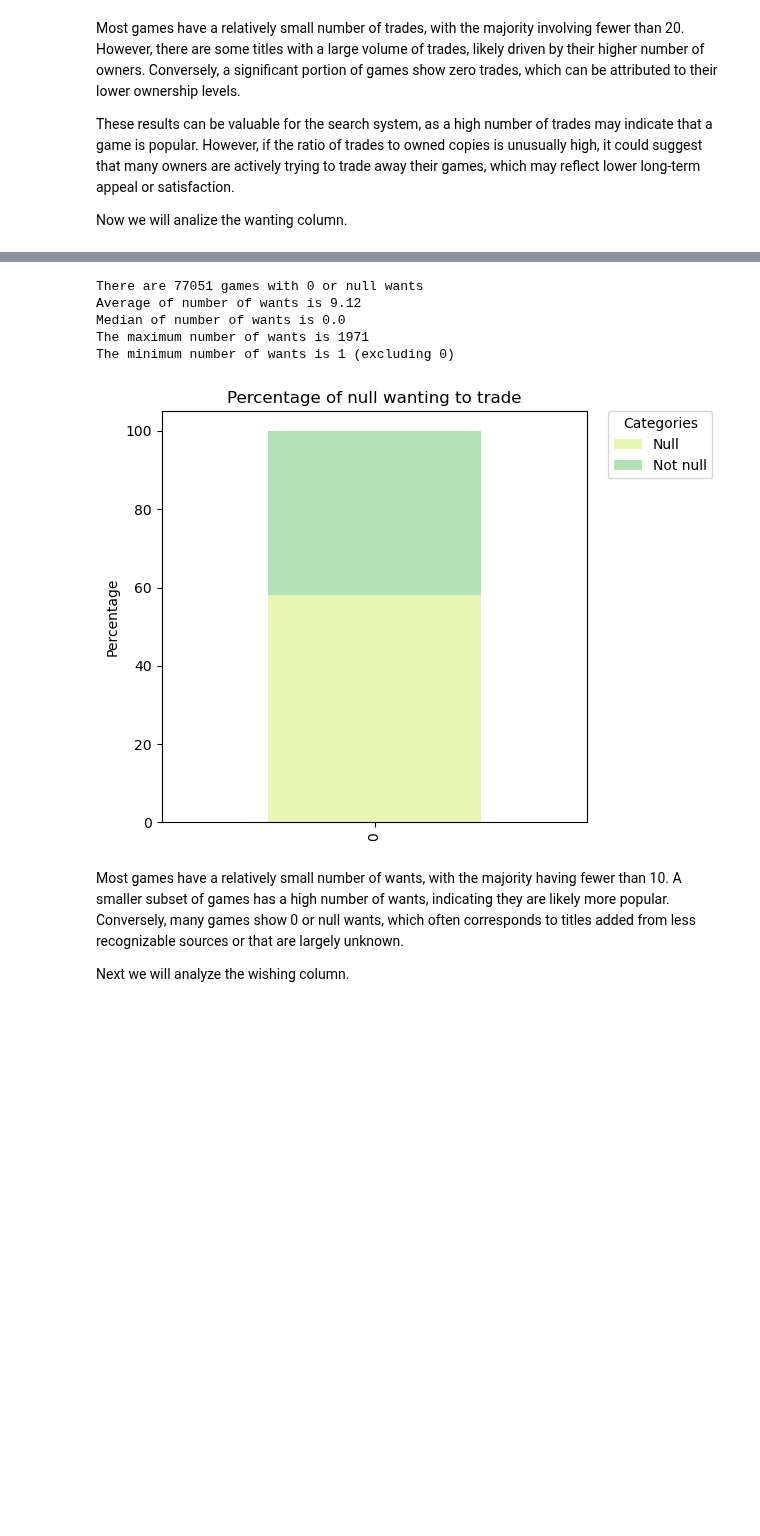
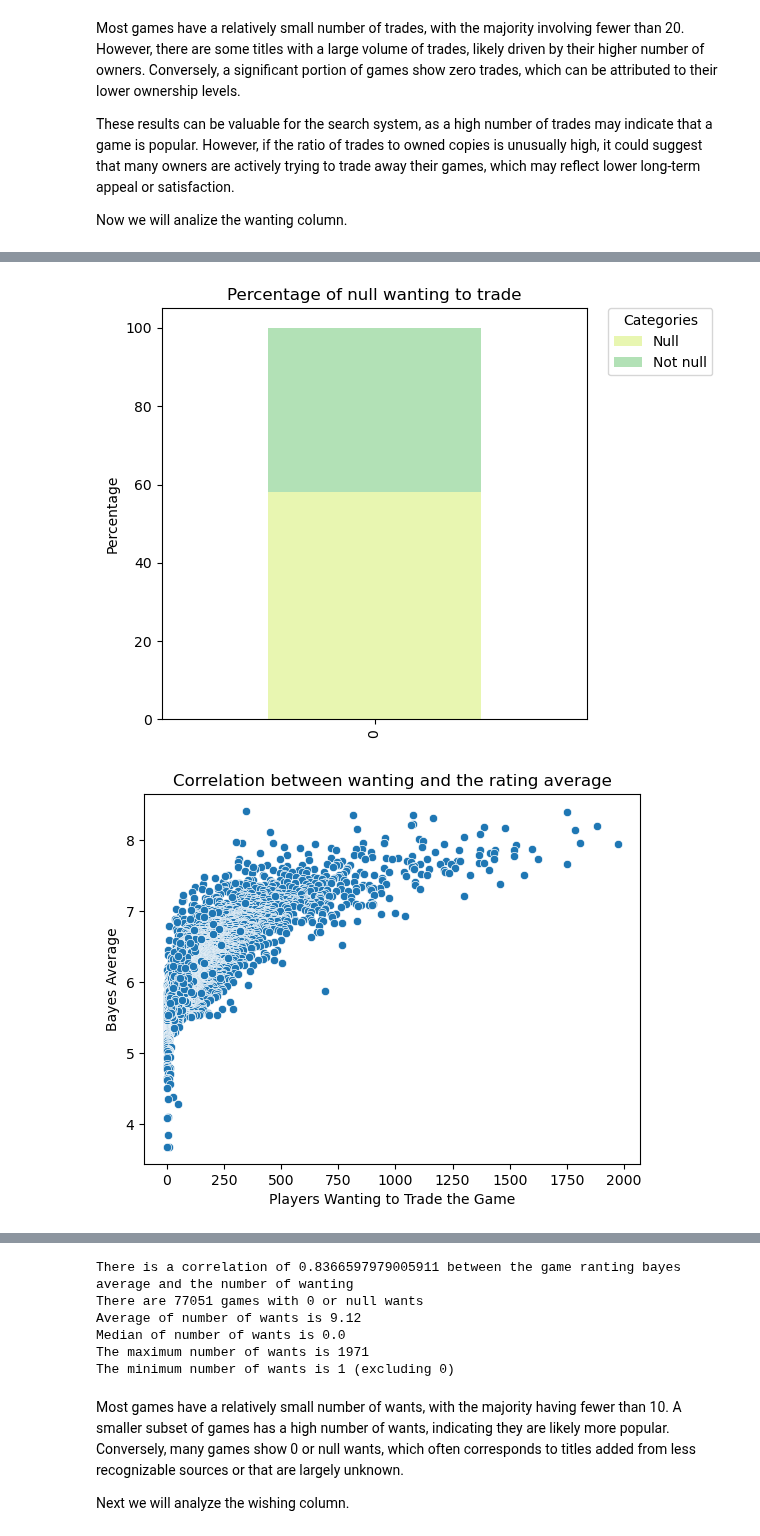
Before and after one commit to LsFaria04/PRI_Board_Games_Search_System, a Jupyter notebook: analysis.ipynb, the cells around one changed output, grey strips where cells are left out. Saved outputs shown, nothing was run; the diff lists cells and outputs as text; code cells hidden in the pictures; blank space fills up the shorter version.

```diff
--- a/analysis.ipynb
+++ b/analysis.ipynb
@@ -1279,30 +1321,49 @@ plt.ylabel("Percentage")
 plt.title("Percentage of games per want in trade")
 plt.legend(bbox_to_anchor=(1.05, 1), loc="upper left", borderaxespad=0, title = "Want in trade")
 plt.tight_layout()
 plt.show()
 
 counts = pd.Series({
     "Null": ((df["wanting"].isna() ) | (df["wanting"] == 0)).sum(),
     "Not null": (df["wanting"].notna() & (df["wanting"] != 0)).sum()
 })
 percentages = counts / counts.sum() * 100
 null_med_percentage =  pd.DataFrame([percentages])
 null_med_percentage .plot(
     kind="bar", stacked=True, color=sb.color_palette("YlGnBu")
 )
 plt.ylabel("Percentage")
 plt.title("Percentage of null wanting to trade")
 plt.legend(bbox_to_anchor=(1.05, 1), loc="upper left", borderaxespad=0, title = "Categories")
 plt.tight_layout()
+plt.show()
+
+sb.scatterplot(non_zero_average_bayes, x = "wanting", y = "bayesaverage")
+plt.title("Correlation between wanting and the rating average")
+plt.xlabel("Players Wanting to Trade the Game")
+plt.ylabel("Bayes Average")
+plt.show()
+
+wanting_less_500 = non_null_wanting[(non_null_wanting["bayesaverage"] != 0) & (non_null_wanting["wanting"] < 500)]
+sb.scatterplot(wanting_less_500, x = "wanting", y = "bayesaverage")
+plt.title("Correlation between wanting and the rating average (less than 500 wanting)")
+plt.xlabel("Players Wanting to Trade the Game")
+plt.ylabel("Bayes Average")
+plt.show()
+
+corr_value = non_zero_average_bayes["bayesaverage"].corr(df["wanting"], method="pearson")
+print(f'There is a correlation of {corr_value} between the game ranting bayes average and the number of wanting')
 
 
 print(f'There are {invalid_wanting.shape[0]} games with 0 or null wants')
 print(f'Average of number of wants is {round(df["wanting"].mean(), 2)}')
 print(f'Median of number of wants is {df["wanting"].median()}')
 print(f'The maximum number of wants is {max(non_null_wanting["wanting"])}')
 print(f'The minimum number of wants is {min(non_null_wanting["wanting"])} (excluding 0)')
 # %% [output]
 [figure]
 [figure]
 [figure]
 [figure]
+[figure]
+[figure, added]
@@ -1309,9 +1371,9 @@ print(f'The minimum number of wants is {min(non_null_wanting["wanting"])} (exclu
+There is a correlation of 0.8366597979005911 between the game ranting bayes average and the number of wanting
 There are 77051 games with 0 or null wants
 Average of number of wants is 9.12
 Median of number of wants is 0.0
 The maximum number of wants is 1971
 The minimum number of wants is 1 (excluding 0)
-[figure]
 # %% [markdown]
 Most games have a relatively small number of wants, with the majority having fewer than 10. A smaller subset of games has a high number of wants, indicating they are likely more popular. Conversely, many games show 0 or null wants, which often corresponds to titles added from less recognizable sources or that are largely unknown.
 
```
Also changed, not shown: parts of 5 cells of this notebook.
